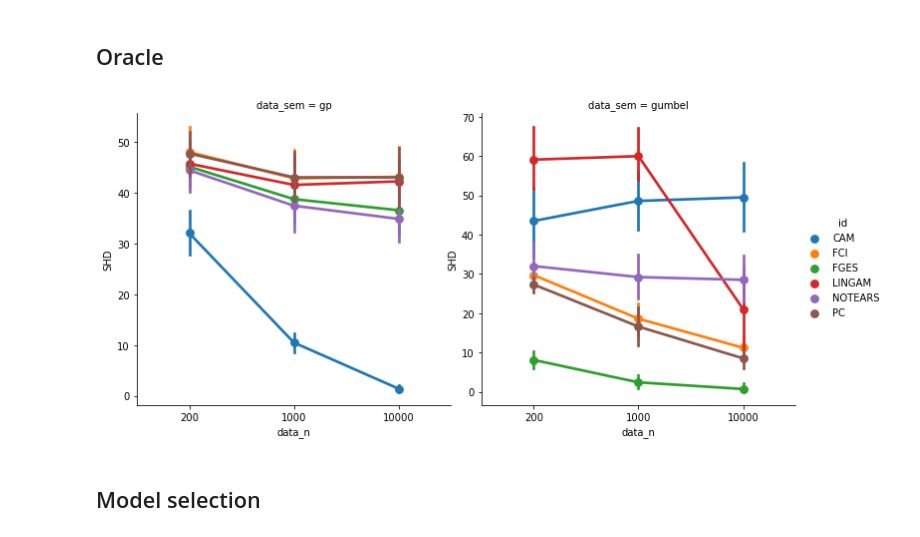
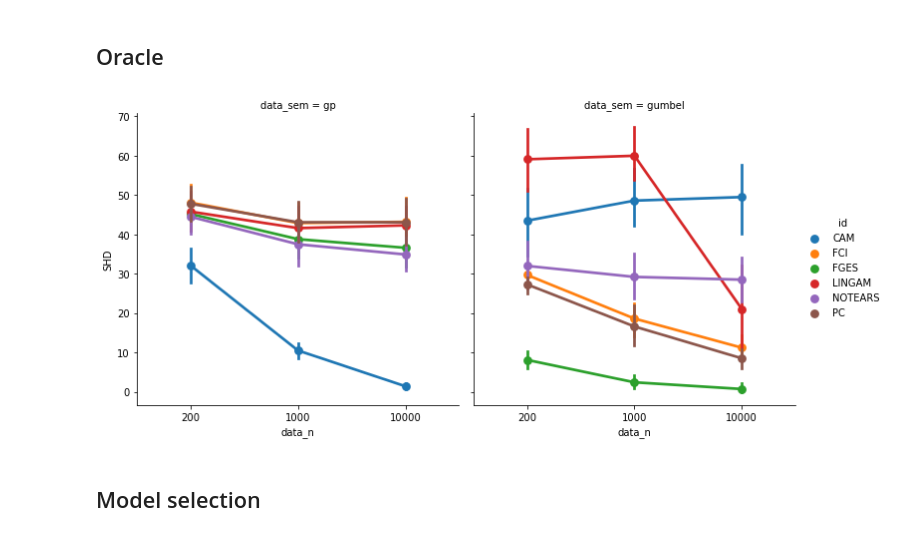
Before and after one commit to misoc-mml/hyperparams-causal-discovery, a Jupyter notebook: hyperparams/hyperparam_10k.ipynb, the cells around one changed output. Saved outputs shown, nothing was run; the diff lists cells and outputs as text; code cells hidden in the pictures.

```diff
--- a/hyperparams/hyperparam_10k.ipynb
+++ b/hyperparams/hyperparam_10k.ipynb
@@ -16,16 +16,16 @@ algs.sort()
 # %%
 df = ut.best_h(bench_all)
 
 df['graph_type_d'] = df.apply(lambda x: f"{x['graph_type'].upper()}{x['graph_d']}", axis=1)
 df['id'] = df.apply(lambda x: x['id'].upper(), axis=1)
 
 #df_selected = df.loc[(df['graph_d'] == 1) & (df['graph_p'] == 50) & (df['graph_type'] == 'er')]
 df_selected = df.loc[(df['graph_d'] == 1) & (df['graph_p'] == 50) & (df['graph_type'] == 'er') & (df['id'].isin(algs))]
 
-sns.catplot(data=df_selected, x='data_n', y='SHD_pattern', hue='id', col='data_sem', errorbar='se', kind='point', sharey=False).set(ylabel='SHD')
-plt.savefig('./plots/10k/oracle.pdf', dpi=1000)
+sns.catplot(data=df_selected, x='data_n', y='SHD_pattern', hue='id', col='data_sem', errorbar='se', kind='point', sharey=True).set(ylabel='SHD')
+plt.savefig('./plots/10k/10k_oracle.pdf', dpi=1000)
 # %% [output]
-[figure, old version]
+[figure, new version]
 # %% [markdown]
 ## Model selection
 # %%
```
Also changed, not shown: parts of 3 cells of this notebook, 5 other files.
